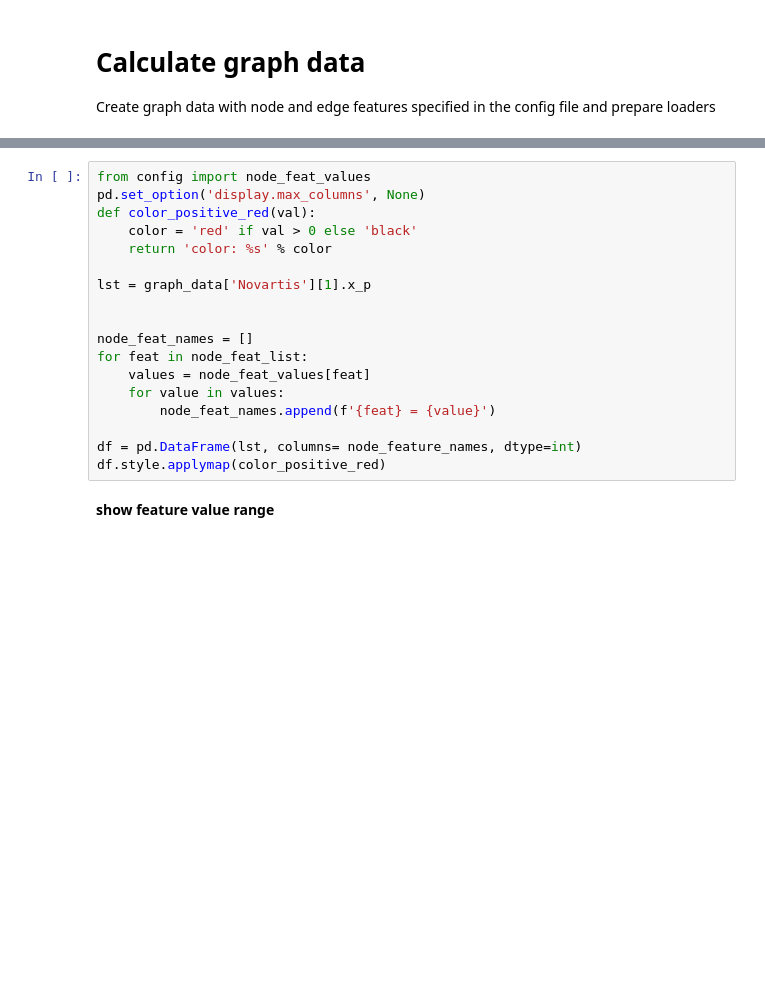
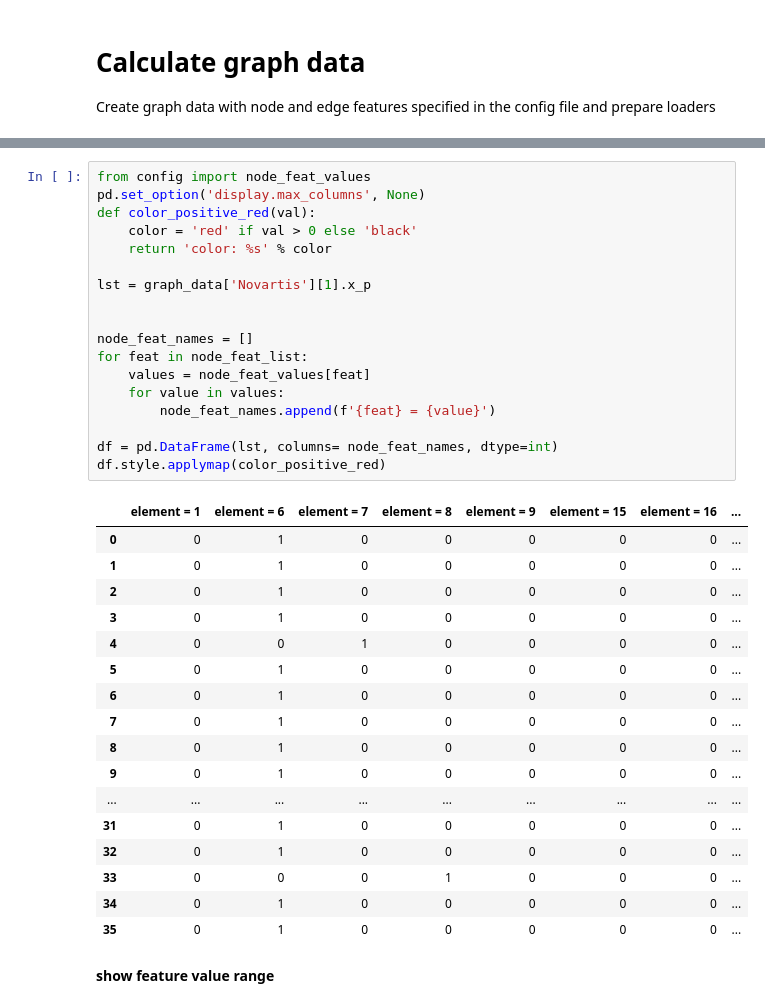
Before and after one commit to mayrf/pkasolver, a Jupyter notebook: examples/paper_run_1/paper_workflow.ipynb, the cells around one changed output, grey strips where cells are left out. Drawn from its saved outputs; the diff is of its cells as text; blank space fills up the shorter version.

```diff
--- a/examples/paper_run_1/paper_workflow.ipynb
+++ b/examples/paper_run_1/paper_workflow.ipynb
@@ -225,21 +233,39 @@ NameError: name 'bond_smarts_query' is not defined
 # %%
 from config import node_feat_values
 pd.set_option('display.max_columns', None)
 def color_positive_red(val):
     color = 'red' if val > 0 else 'black'
     return 'color: %s' % color
 
 lst = graph_data['Novartis'][1].x_p
 
 
 node_feat_names = []
 for feat in node_feat_list:
     values = node_feat_values[feat]
     for value in values:
         node_feat_names.append(f'{feat} = {value}')
 
-df = pd.DataFrame(lst, columns= node_feature_names, dtype=int)
+df = pd.DataFrame(lst, columns= node_feat_names, dtype=int)
 df.style.applymap(color_positive_red)
+# %% [output]
+|  | element = 1 | element = 6 | element = 7 | element = 8 | element = 9 | element = 15 | element = 16 | ... |
+| 0 | 0 | 1 | 0 | 0 | 0 | 0 | 0 | ... |
+| 1 | 0 | 1 | 0 | 0 | 0 | 0 | 0 | ... |
+| 2 | 0 | 1 | 0 | 0 | 0 | 0 | 0 | ... |
+| 3 | 0 | 1 | 0 | 0 | 0 | 0 | 0 | ... |
+| 4 | 0 | 0 | 1 | 0 | 0 | 0 | 0 | ... |
+| 5 | 0 | 1 | 0 | 0 | 0 | 0 | 0 | ... |
+| 6 | 0 | 1 | 0 | 0 | 0 | 0 | 0 | ... |
+| 7 | 0 | 1 | 0 | 0 | 0 | 0 | 0 | ... |
+| 8 | 0 | 1 | 0 | 0 | 0 | 0 | 0 | ... |
+| 9 | 0 | 1 | 0 | 0 | 0 | 0 | 0 | ... |
+| ... | ... | ... | ... | ... | ... | ... | ... | ... |
+| 31 | 0 | 1 | 0 | 0 | 0 | 0 | 0 | ... |
+| 32 | 0 | 1 | 0 | 0 | 0 | 0 | 0 | ... |
+| 33 | 0 | 0 | 0 | 1 | 0 | 0 | 0 | ... |
+| 34 | 0 | 1 | 0 | 0 | 0 | 0 | 0 | ... |
+| 35 | 0 | 1 | 0 | 0 | 0 | 0 | 0 | ... |
 # %% [markdown]
 **show feature value range**
 # %%
```
Also changed, not shown: parts of 15 cells of this notebook, 4 other files.
